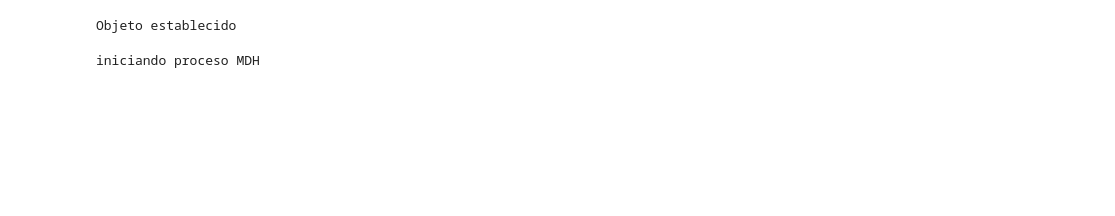
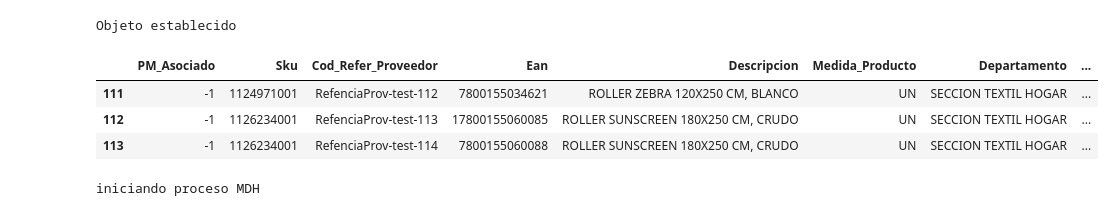
Before and after one commit to Sinergia-lab/IntegracionCencorep, a Jupyter notebook: dev.ipynb, the cells around one changed output. Saved outputs shown, nothing was run; the diff lists cells and outputs as text; code cells hidden in the pictures; blank space fills up the shorter version.

```diff
--- a/dev.ipynb
+++ b/dev.ipynb
@@ -3519,20 +3531,28 @@ ODOO_HOSTNAME = 'sinergia-lab-cencorep-ambiente-test-9601418.dev.odoo.com'
 ODOO_DATABASE = 'sinergia-lab-cencorep-ambiente-test-9601418'
 
 aws = Aws()
-odoo =Odoo(ODOO_HOSTNAME,ODOO_DATABASE,ODOO_USERNAME,ODOO_PASSWORD,cache=False)
+odoo =Odoo(ODOO_HOSTNAME,ODOO_DATABASE,ODOO_USERNAME,ODOO_PASSWORD,cache=True)
 temporizador = Temporizador(60*15)
 
 # dataframes=aws.obtenerDataFrames("TXD",'sftpasalvo-cencorep-prueba',1,'cencoOdoo')
 # data=getDFProductos(dataframes)
 
-data = DataFrame('venta_MDH',pd.read_csv('cache_aws/LeyRep_Venta_MDH.csv',delimiter='|'),'MDH','','')
+data = DataFrame('producto_MDH',pd.read_csv('cache_aws/LeyRep_Producto_MDH .csv',delimiter='|'),'MDH','','')
+# data = DataFrame('venta_MDH',pd.read_csv('cache_aws/LeyRep_Venta_MDH.csv',delimiter='|'),'MDH','','')
 # data = DataFrame('',pd.read_csv('cache_aws/ventas_txd_aws.csv'),'TXD','','')
 
 test_size = 100
-init = 0
+init = 100
 data.dataFrame = data.dataFrame[init:init+100]
 # %% [output]
 Objeto establecido
+# %%
+data.dataFrame[11:14]
+# %% [output]
+|  | PM_Asociado | Sku | Cod_Refer_Proveedor | Ean | Descripcion | Medida_Producto | Departamento | ... |
+| 111 | -1 | 1124971001 | RefenciaProv-test-112 | 7800155034621 | ROLLER ZEBRA 120X250 CM, BLANCO | UN | SECCION TEXTIL HOGAR | ... |
+| 112 | -1 | 1126234001 | RefenciaProv-test-113 | 17800155060085 | ROLLER SUNSCREEN 180X250 CM, CRUDO | UN | SECCION TEXTIL HOGAR | ... |
+| 113 | -1 | 1126234001 | RefenciaProv-test-114 | 7800155060088 | ROLLER SUNSCREEN 180X250 CM, CRUDO | UN | SECCION TEXTIL HOGAR | ... |
 # %%
 # TEST CON ALGORITM NUEVO
 odoo.procesarDF_multiple(data,aws,temporizador)
```
Also changed, not shown: parts of 1 cell of this notebook, 2 other files.
